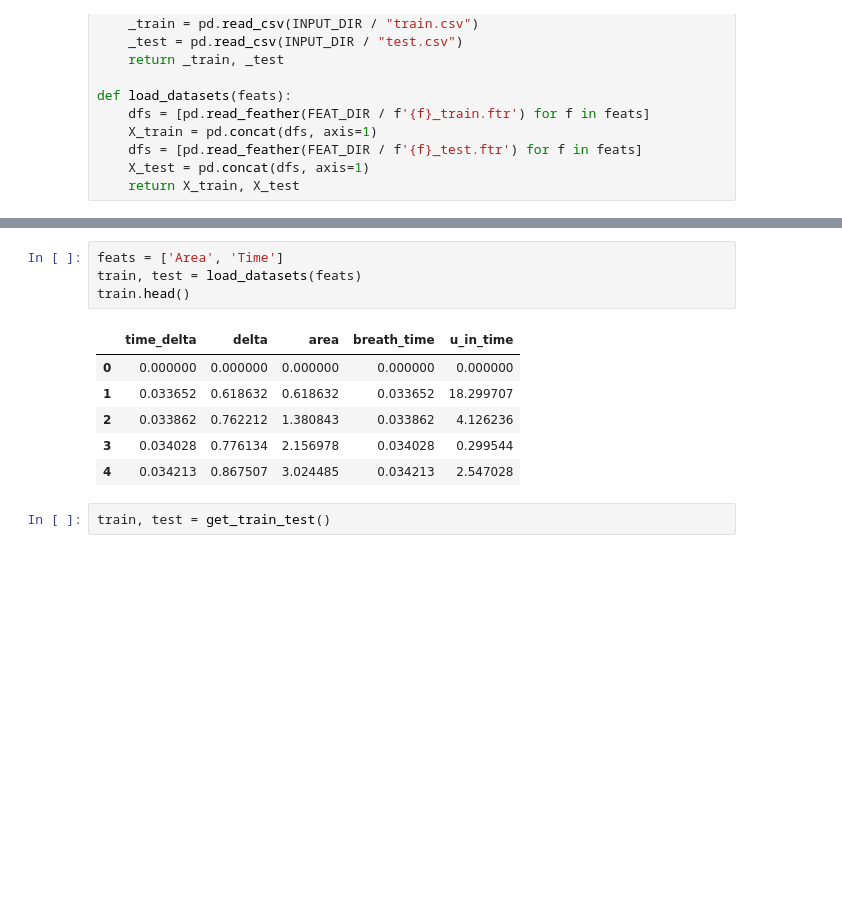
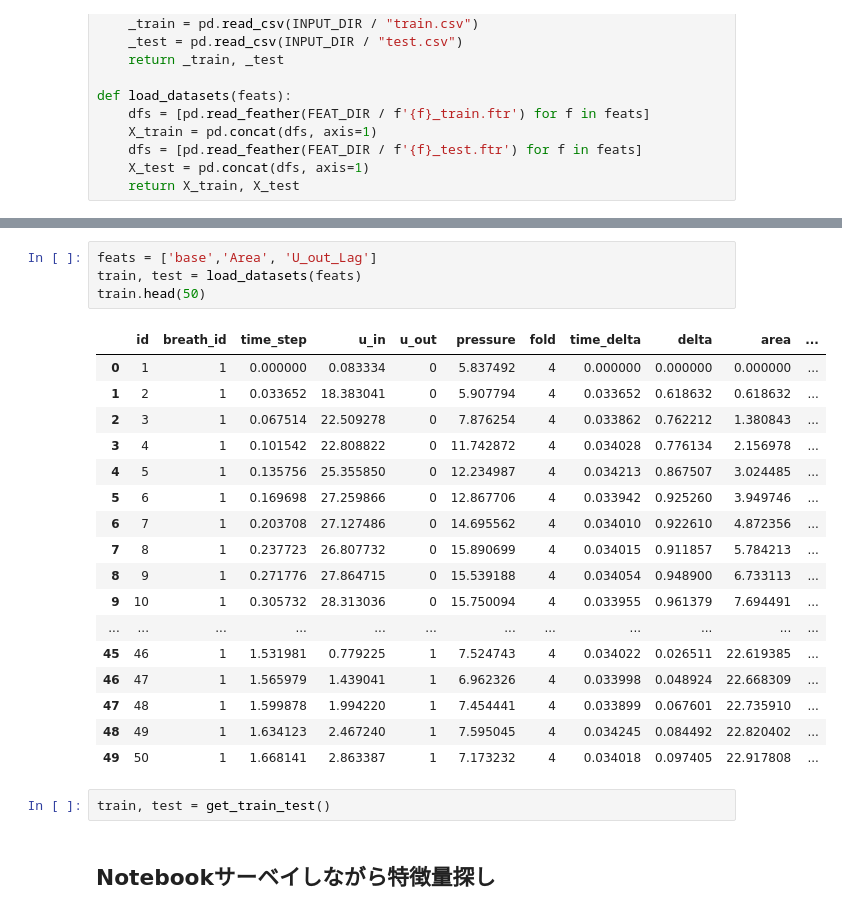
Before and after one commit to teyosan/Ventilator-Pressure-Prediction, a Jupyter notebook: notebooks/FE.ipynb, the cells around one changed output, grey strips where cells are left out. Saved outputs shown, nothing was run; the diff lists cells and outputs as text; blank space fills up the shorter version.

```diff
--- a/notebooks/FE.ipynb
+++ b/notebooks/FE.ipynb
@@ -362,13 +285,26 @@ U_in_delta().run().save()
 # %%
-feats = ['Area', 'Time']
+feats = ['base','Area', 'U_out_Lag']
 train, test = load_datasets(feats)
-train.head()
+train.head(50)
 # %% [output]
-|  | time_delta | delta | area | breath_time | u_in_time |
-| 0 | 0.000000 | 0.000000 | 0.000000 | 0.000000 | 0.000000 |
-| 1 | 0.033652 | 0.618632 | 0.618632 | 0.033652 | 18.299707 |
-| 2 | 0.033862 | 0.762212 | 1.380843 | 0.033862 | 4.126236 |
-| 3 | 0.034028 | 0.776134 | 2.156978 | 0.034028 | 0.299544 |
-| 4 | 0.034213 | 0.867507 | 3.024485 | 0.034213 | 2.547028 |
+|  | id | breath_id | time_step | u_in | u_out | pressure | fold | time_delta | delta | area | ... |
+| 0 | 1 | 1 | 0.000000 | 0.083334 | 0 | 5.837492 | 4 | 0.000000 | 0.000000 | 0.000000 | ... |
+| 1 | 2 | 1 | 0.033652 | 18.383041 | 0 | 5.907794 | 4 | 0.033652 | 0.618632 | 0.618632 | ... |
+| 2 | 3 | 1 | 0.067514 | 22.509278 | 0 | 7.876254 | 4 | 0.033862 | 0.762212 | 1.380843 | ... |
+| 3 | 4 | 1 | 0.101542 | 22.808822 | 0 | 11.742872 | 4 | 0.034028 | 0.776134 | 2.156978 | ... |
+| 4 | 5 | 1 | 0.135756 | 25.355850 | 0 | 12.234987 | 4 | 0.034213 | 0.867507 | 3.024485 | ... |
+| 5 | 6 | 1 | 0.169698 | 27.259866 | 0 | 12.867706 | 4 | 0.033942 | 0.925260 | 3.949746 | ... |
+| 6 | 7 | 1 | 0.203708 | 27.127486 | 0 | 14.695562 | 4 | 0.034010 | 0.922610 | 4.872356 | ... |
+| 7 | 8 | 1 | 0.237723 | 26.807732 | 0 | 15.890699 | 4 | 0.034015 | 0.911857 | 5.784213 | ... |
+| 8 | 9 | 1 | 0.271776 | 27.864715 | 0 | 15.539188 | 4 | 0.034054 | 0.948900 | 6.733113 | ... |
+| 9 | 10 | 1 | 0.305732 | 28.313036 | 0 | 15.750094 | 4 | 0.033955 | 0.961379 | 7.694491 | ... |
+| ... | ... | ... | ... | ... | ... | ... | ... | ... | ... | ... | ... |
+| 45 | 46 | 1 | 1.531981 | 0.779225 | 1 | 7.524743 | 4 | 0.034022 | 0.026511 | 22.619385 | ... |
+| 46 | 47 | 1 | 1.565979 | 1.439041 | 1 | 6.962326 | 4 | 0.033998 | 0.048924 | 22.668309 | ... |
+| 47 | 48 | 1 | 1.599878 | 1.994220 | 1 | 7.454441 | 4 | 0.033899 | 0.067601 | 22.735910 | ... |
+| 48 | 49 | 1 | 1.634123 | 2.467240 | 1 | 7.595045 | 4 | 0.034245 | 0.084492 | 22.820402 | ... |
+| 49 | 50 | 1 | 1.668141 | 2.863387 | 1 | 7.173232 | 4 | 0.034018 | 0.097405 | 22.917808 | ... |
 # %%
 train, test = get_train_test()
+# %% [markdown]
+## Notebookサーベイしながら特徴量探し
```
Also changed, not shown: parts of 16 cells of this notebook, 7 other files.
